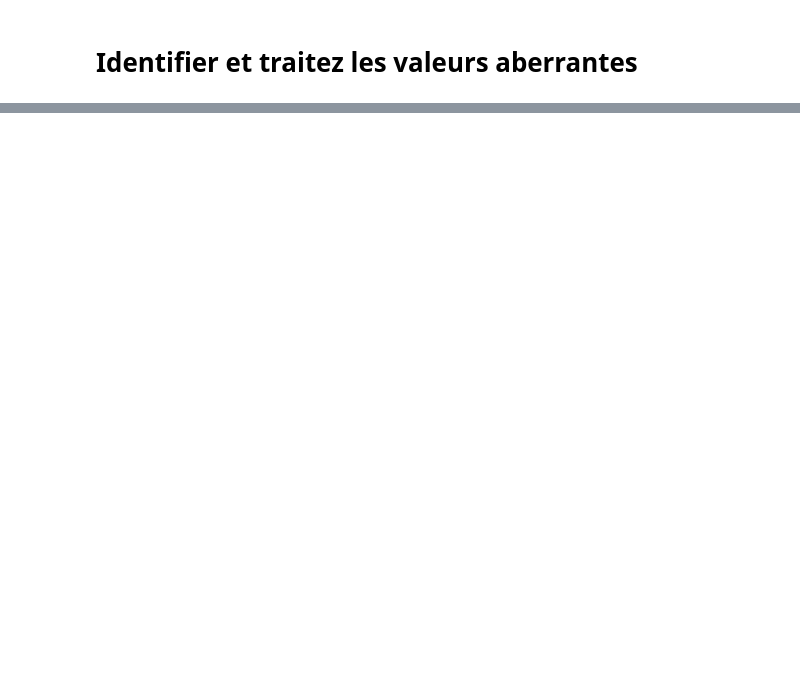
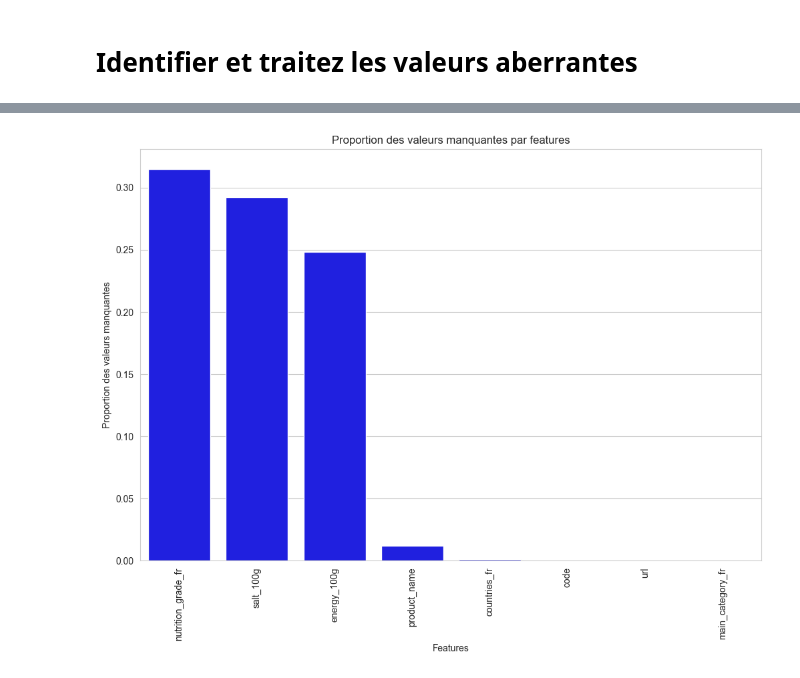
Before and after one commit to Belin27000/P3_publicHealth, a Jupyter notebook: P3_publicHealth.ipynb, the cells around one changed output, grey strips where cells are left out. Saved outputs shown, nothing was run; the diff lists cells and outputs as text; code cells hidden in the pictures; blank space fills up the shorter version.

```diff
--- a/P3_publicHealth.ipynb
+++ b/P3_publicHealth.ipynb
@@ -97,5 +198,7 @@ data.head()
 # %%
 def feature_list(data):
     features = data.columns
-    print(f"Total features:", len(features))
-    print(f"Features:", features)
+    return features
+
+# print(f"Total features:", len(features))
+# print(f"Features:", features)
@@ -361 +445,19 @@ data_filtered
+# %%
+data_filtered_copy=data_filtered.isnull().mean()
+
+data_filtered_copy=data_filtered_copy.sort_values(ascending=False)
+
+sns.set_style('whitegrid')
+fig, ax = plt.subplots(figsize=(12,8))
+
+sns.barplot(x=data_filtered_copy.index, y=data_filtered_copy.values, ax=ax,color='blue')
+
+ax.set_xlabel('Features')
+ax.set_ylabel('Proportion des valeurs manquantes')
+ax.tick_params(axis='x', rotation=90)
+# ax.set_xticklabels(data_filtered_copy.index, rotation=90)
+ax.set_title('Proportion des valeurs manquantes par features')
+plt.show()
+# %% [output]
+[figure, added]
 # %%
```
Also changed, not shown: parts of 35 cells of this notebook.
